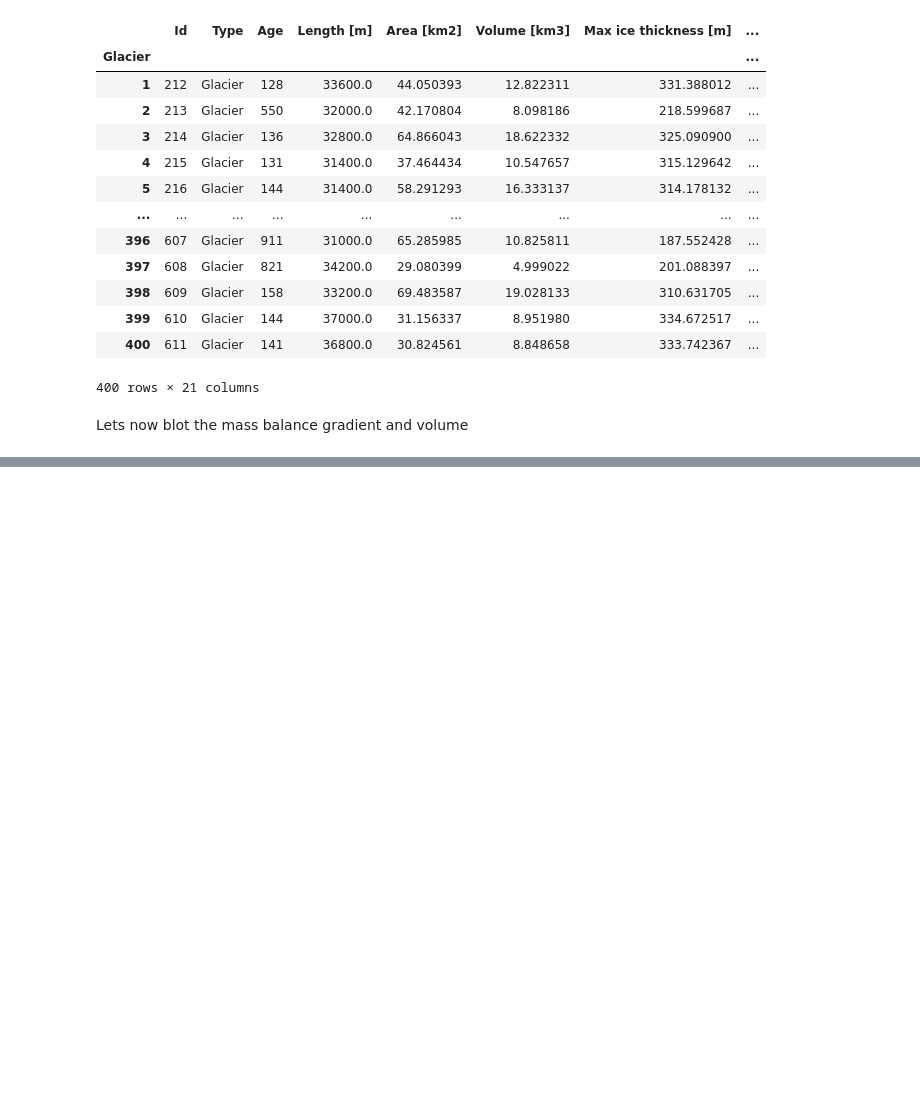
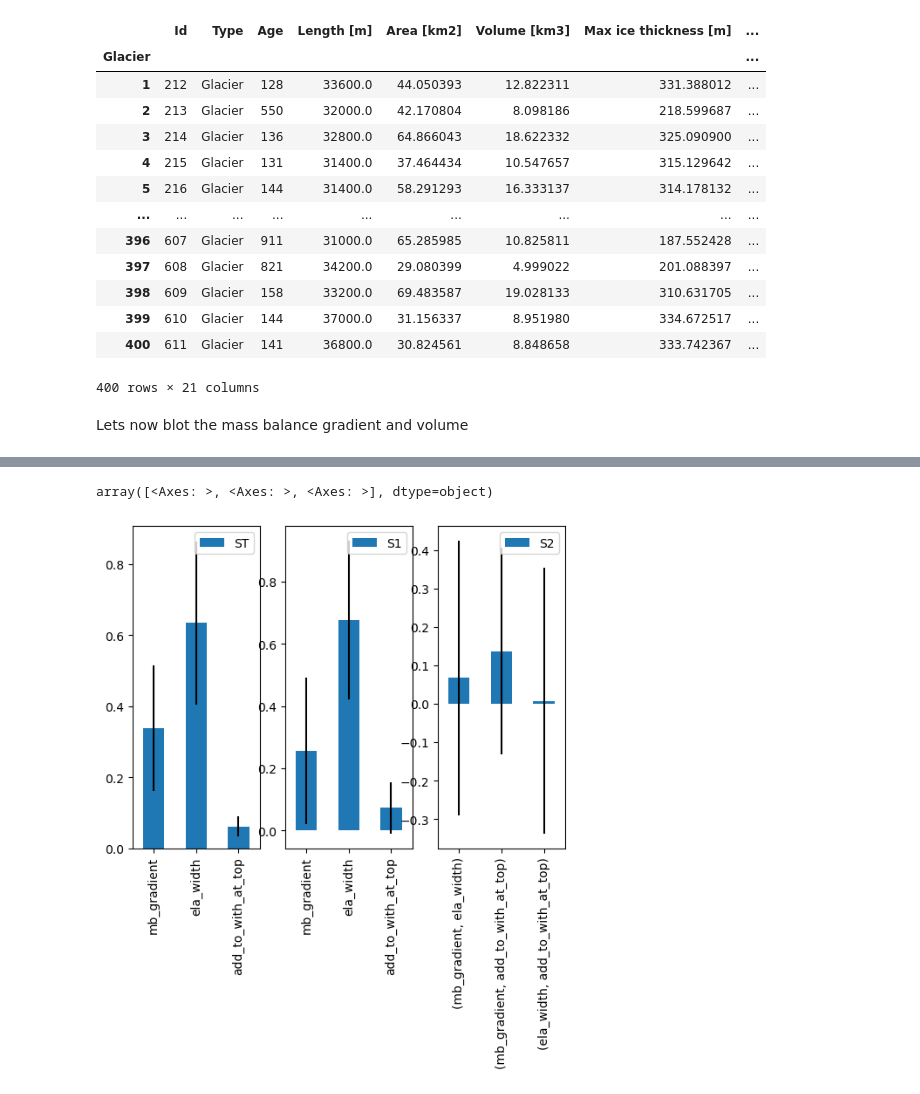
Before and after one commit to tgoelles/Modellieren-in-der-Physischen-Geographie, a Jupyter notebook: 05_sensitivity.ipynb, the cells around one changed output, grey strips where cells are left out. Cells and saved outputs as stored; diff of their text form; code cells hidden in the pictures; blank space fills up the shorter version.

```diff
--- a/05_sensitivity.ipynb
+++ b/05_sensitivity.ipynb
@@ -268,0 +345,5 @@ What do we see here?
+# %%
+sobol_multi.plot()
+# %% [output]
+array([<Axes: >, <Axes: >, <Axes: >], dtype=object)
+[figure, added]
```
Also changed, not shown: parts of 19 cells of this notebook.
